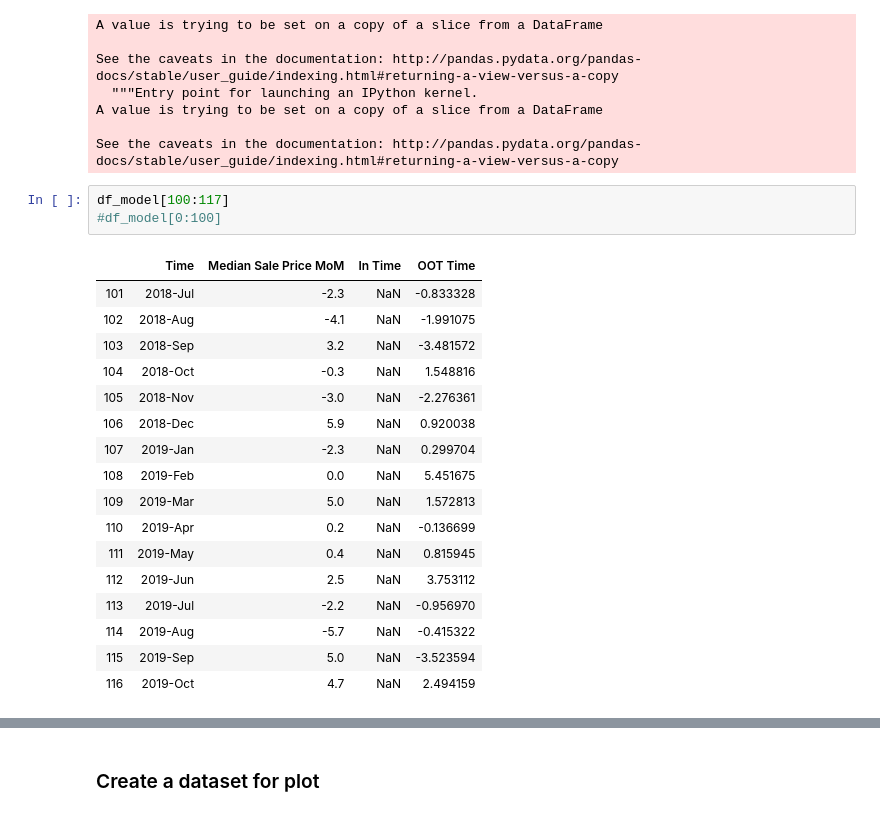
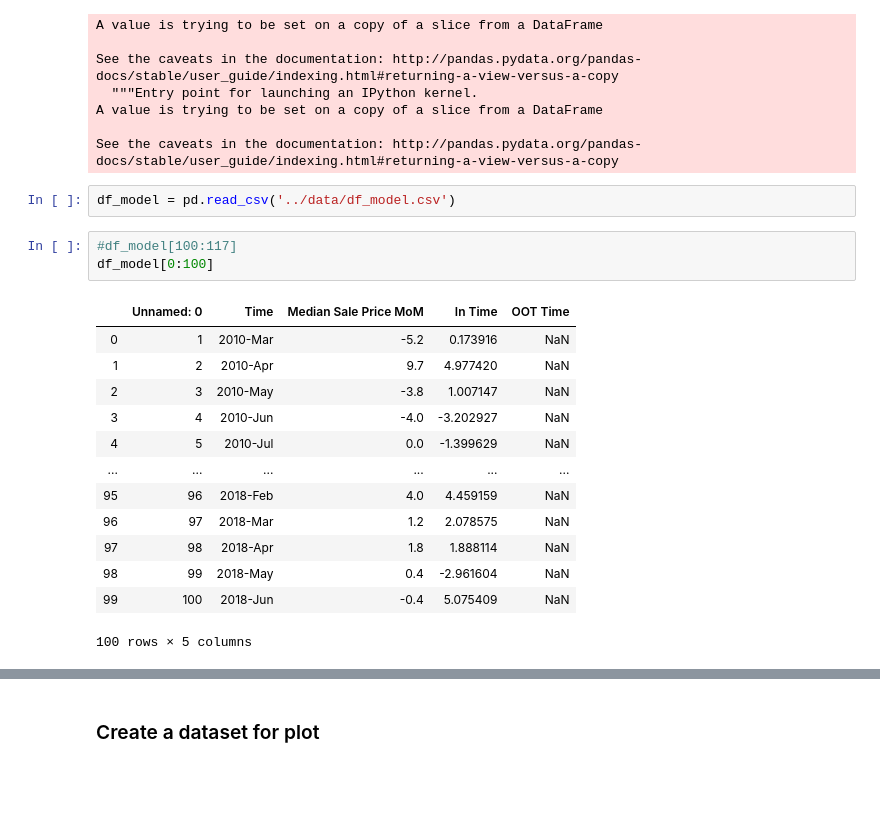
Before and after one commit to iuniorhsiung/mod4_project_DC_housing_price, a Jupyter notebook: master_notebook/DC_house_NL.ipynb, the cells around one changed output, grey strips where cells are left out. Saved outputs shown, nothing was run; the diff lists cells and outputs as text; blank space fills up the shorter version.

```diff
--- a/master_notebook/DC_house_NL.ipynb
+++ b/master_notebook/DC_house_NL.ipynb
@@ -731,24 +731,22 @@ See the caveats in the documentation: http://pandas.pydata.org/pandas-docs/stabl
 A value is trying to be set on a copy of a slice from a DataFrame
 
 See the caveats in the documentation: http://pandas.pydata.org/pandas-docs/stable/user_guide/indexing.html#returning-a-view-versus-a-copy
+# %%
+df_model = pd.read_csv('../data/df_model.csv')
 # %%
-df_model[100:117]
-#df_model[0:100]
+#df_model[100:117]
+df_model[0:100]
 # %% [output]
-|  | Time | Median Sale Price MoM | In Time | OOT Time |
-| 101 | 2018-Jul | -2.3 | NaN | -0.833328 |
-| 102 | 2018-Aug | -4.1 | NaN | -1.991075 |
-| 103 | 2018-Sep | 3.2 | NaN | -3.481572 |
-| 104 | 2018-Oct | -0.3 | NaN | 1.548816 |
-| 105 | 2018-Nov | -3.0 | NaN | -2.276361 |
-| 106 | 2018-Dec | 5.9 | NaN | 0.920038 |
-| 107 | 2019-Jan | -2.3 | NaN | 0.299704 |
-| 108 | 2019-Feb | 0.0 | NaN | 5.451675 |
-| 109 | 2019-Mar | 5.0 | NaN | 1.572813 |
-| 110 | 2019-Apr | 0.2 | NaN | -0.136699 |
-| 111 | 2019-May | 0.4 | NaN | 0.815945 |
-| 112 | 2019-Jun | 2.5 | NaN | 3.753112 |
-| 113 | 2019-Jul | -2.2 | NaN | -0.956970 |
-| 114 | 2019-Aug | -5.7 | NaN | -0.415322 |
-| 115 | 2019-Sep | 5.0 | NaN | -3.523594 |
-| 116 | 2019-Oct | 4.7 | NaN | 2.494159 |
+|  | Unnamed: 0 | Time | Median Sale Price MoM | In Time | OOT Time |
+| 0 | 1 | 2010-Mar | -5.2 | 0.173916 | NaN |
+| 1 | 2 | 2010-Apr | 9.7 | 4.977420 | NaN |
+| 2 | 3 | 2010-May | -3.8 | 1.007147 | NaN |
+| 3 | 4 | 2010-Jun | -4.0 | -3.202927 | NaN |
+| 4 | 5 | 2010-Jul | 0.0 | -1.399629 | NaN |
+| ... | ... | ... | ... | ... | ... |
+| 95 | 96 | 2018-Feb | 4.0 | 4.459159 | NaN |
+| 96 | 97 | 2018-Mar | 1.2 | 2.078575 | NaN |
+| 97 | 98 | 2018-Apr | 1.8 | 1.888114 | NaN |
+| 98 | 99 | 2018-May | 0.4 | -2.961604 | NaN |
+| 99 | 100 | 2018-Jun | -0.4 | 5.075409 | NaN |
+100 rows × 5 columns
```
Also changed, not shown: parts of 4 cells of this notebook.
